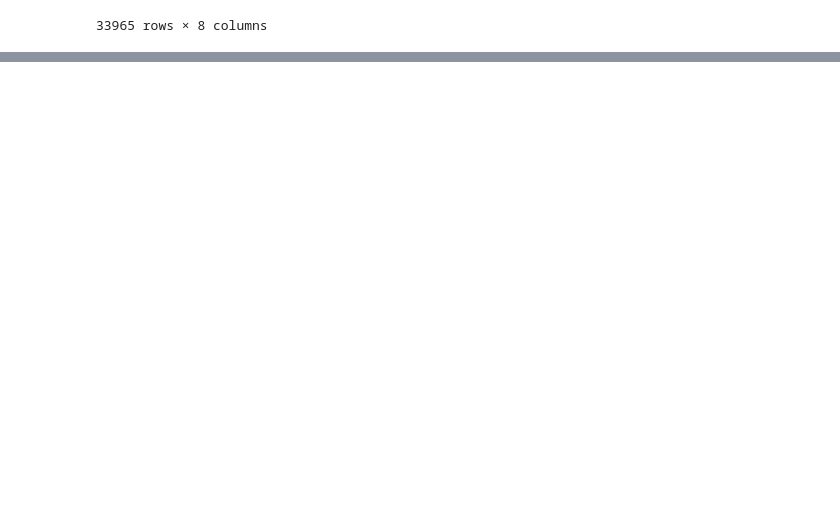
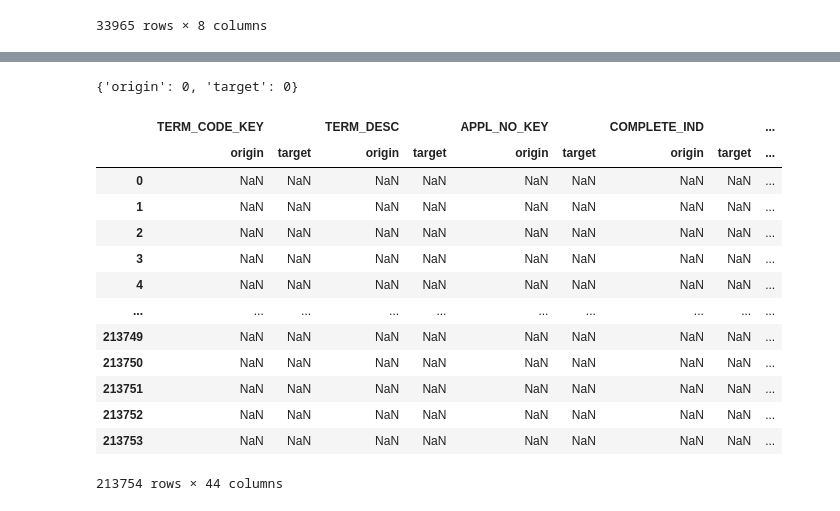
Before and after one commit to JoseTellezRendon/CRM-Validation, a Jupyter notebook: quick_test.ipynb, the cells around one changed output, grey strips where cells are left out. Drawn from its saved outputs; the diff is of its cells as text; code cells hidden in the pictures; blank space fills up the shorter version.

```diff
--- a/quick_test.ipynb
+++ b/quick_test.ipynb
@@ -649,0 +793,12 @@ acad_hist_validator.origin_rows_not_in_target
+# %%
+cur_validator = Validator(baseline_filepath=baseline_filepath,
+                          validate_filepath=validate_filepath,
+                          column_mapping=column_mapping,
+                          baseline_date_cols=baseline_date_cols,
+                          validate_date_cols=validate_date_cols,
+                          col_id=col_id,
+                          baseline_encoding=baseline_encoding,
+                          validate_encoding=validate_encoding,
+                          unify_text=unify_text,
+                          text_cols=text_cols,
+                         )
@@ -649,0 +894,21 @@ acad_hist_validator.origin_rows_not_in_target
+# %%
+cur_validator.duplicated_rows
+# %% [output]
+{'origin': 0, 'target': 0}
+# %%
+cur_validator.check_equality()
+# %% [output]
+|  | TERM_CODE_KEY |  | TERM_DESC |  | APPL_NO_KEY |  | COMPLETE_IND |  | ... |
+|  | origin | target | origin | target | origin | target | origin | target | ... |
+| 0 | NaN | NaN | NaN | NaN | NaN | NaN | NaN | NaN | ... |
+| 1 | NaN | NaN | NaN | NaN | NaN | NaN | NaN | NaN | ... |
+| 2 | NaN | NaN | NaN | NaN | NaN | NaN | NaN | NaN | ... |
+| 3 | NaN | NaN | NaN | NaN | NaN | NaN | NaN | NaN | ... |
+| 4 | NaN | NaN | NaN | NaN | NaN | NaN | NaN | NaN | ... |
+| ... | ... | ... | ... | ... | ... | ... | ... | ... | ... |
+| 213749 | NaN | NaN | NaN | NaN | NaN | NaN | NaN | NaN | ... |
+| 213750 | NaN | NaN | NaN | NaN | NaN | NaN | NaN | NaN | ... |
+| 213751 | NaN | NaN | NaN | NaN | NaN | NaN | NaN | NaN | ... |
+| 213752 | NaN | NaN | NaN | NaN | NaN | NaN | NaN | NaN | ... |
+| 213753 | NaN | NaN | NaN | NaN | NaN | NaN | NaN | NaN | ... |
+213754 rows × 44 columns
```
Also changed, not shown: parts of 128 cells of this notebook, 1 other file.
